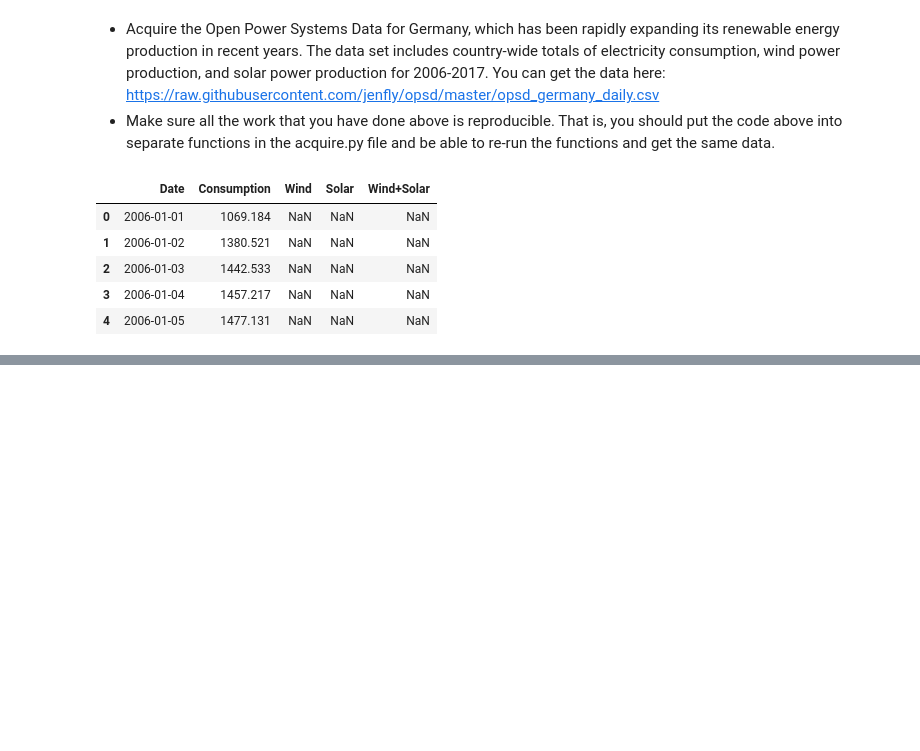
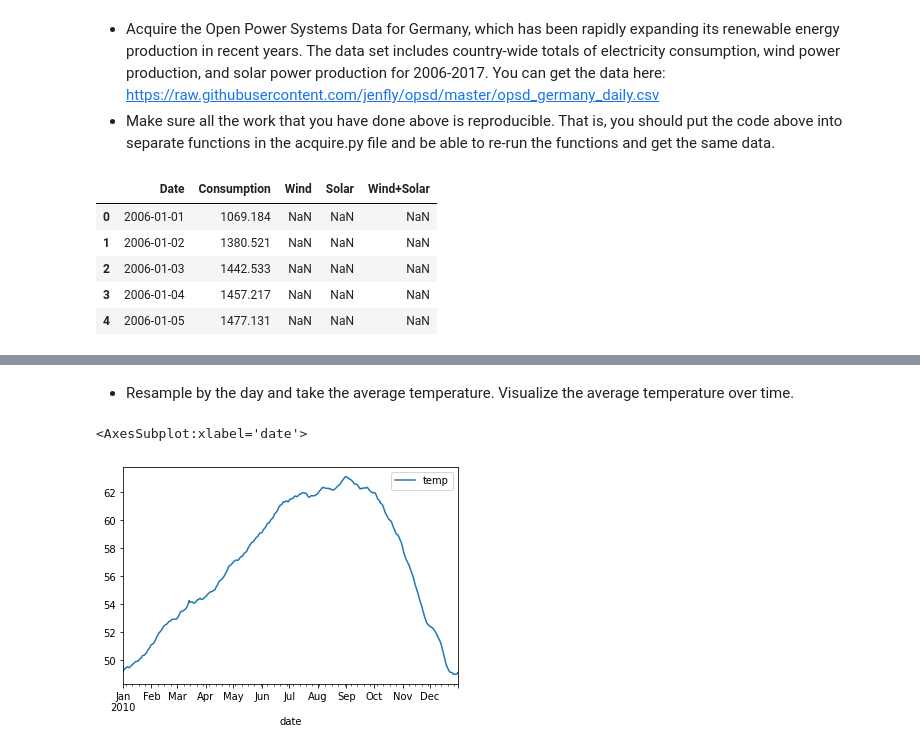
Before and after one commit to michael-haerle/time-series-exercises, a Jupyter notebook: time-series-exercises.ipynb, the cells around one changed output, grey strips where cells are left out. Saved outputs shown, nothing was run; the diff lists cells and outputs as text; code cells hidden in the pictures; blank space fills up the shorter version.

```diff
--- a/time-series-exercises.ipynb
+++ b/time-series-exercises.ipynb
@@ -177,0 +215,23 @@ def df_to_csv():
+# %%
+# let's get items with a while loop:
+# create a new base url for stores:
+# let's create a new base url and endpoint,
+# change the endpoint programmatically in the loop
+base_url = 'https://python.zgulde.net'
+endpoint = '/api/v1/items'
+# initialize an empty list
+items = []
+
+# make a while loop that does the thing
+# until its no longer true:
+
+while True:
+    url = base_url + endpoint
+    response = requests.get(url)
+    data = response.json()
+    # print(f'Getting page {data['payload']['page']} of {data['payload']['max_page']}: {url}',
+    #       end='')
+    items.extend(data['payload']['items'])
+    endpoint = data['payload']['next_page']
+    if endpoint is None:
+        break
@@ -203,0 +328,2 @@ df.head()
+# %%
+df = data.sf_temps()
@@ -203,0 +342,3 @@ df.head()
+# %%
+df = df.set_index('date').sort_index()
+df
@@ -203,0 +378,7 @@ df.head()
+# %% [markdown]
+- Resample by the day and take the average temperature. Visualize the average temperature over time.
+# %%
+df.resample('1D').mean().plot()
+# %% [output]
+<AxesSubplot:xlabel='date'>
+[figure, added]
```
Also changed, not shown: parts of 96 cells of this notebook.
